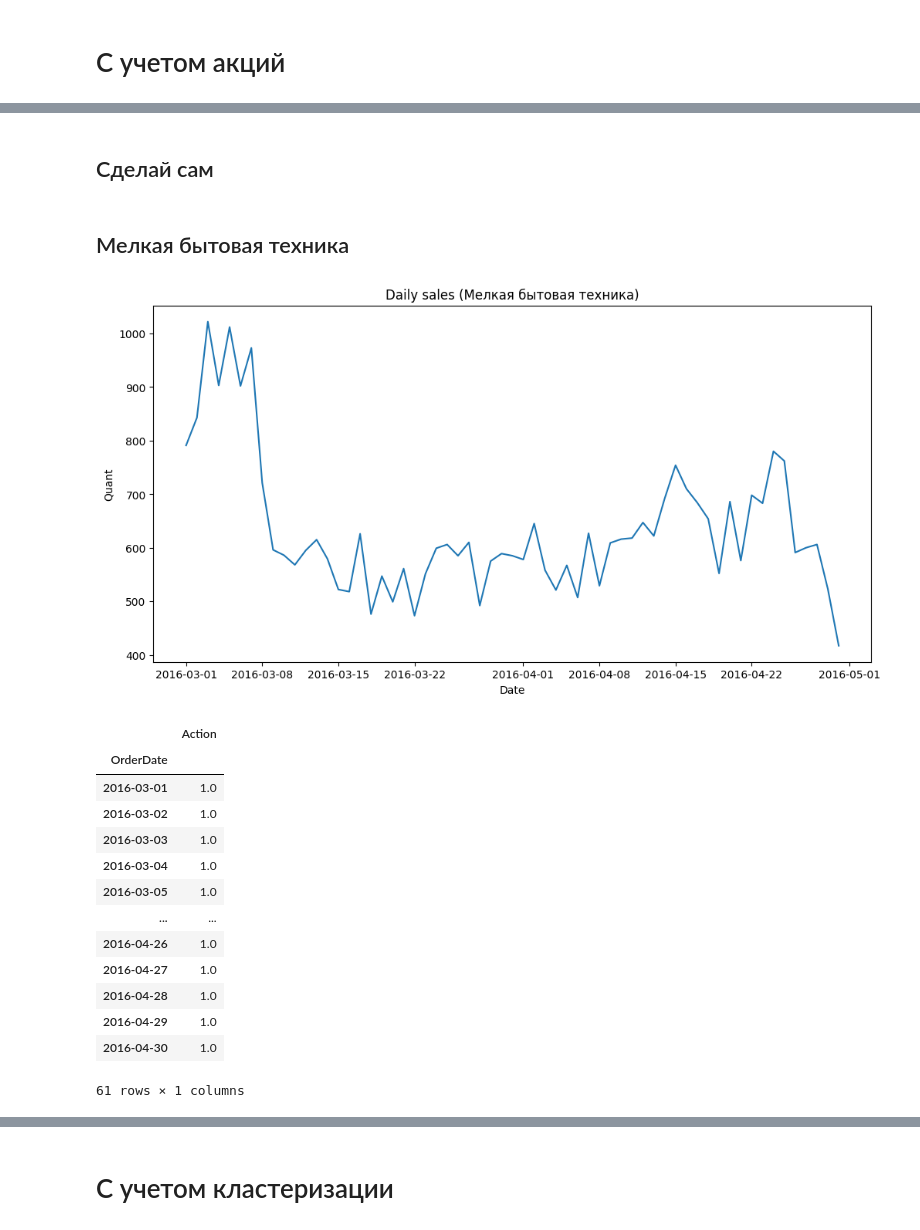
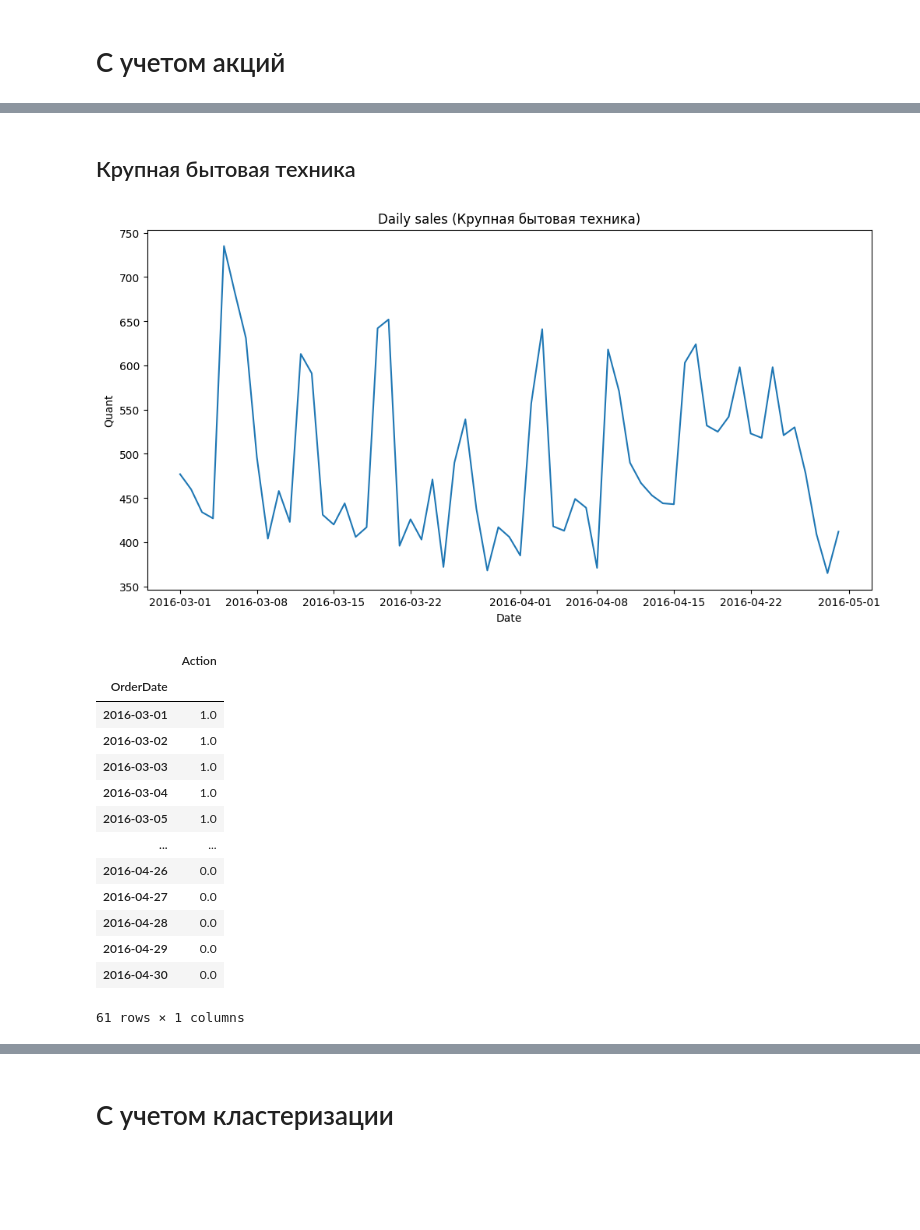
Before and after one commit to timurratnikov/Diplom_electronice, a Jupyter notebook: forecasting_prophet.ipynb, the cells around one changed output, grey strips where cells are left out. Cells and saved outputs as stored; diff of their text form; code cells hidden in the pictures; blank space fills up the shorter version.

```diff
--- a/forecasting_prophet.ipynb
+++ b/forecasting_prophet.ipynb
@@ -257,40 +189,38 @@ df
-# %% [markdown]
-## Сделай сам
 # %% [markdown]
-## Мелкая бытовая техника
+## Крупная бытовая техника
 # %%
 # СкидкаСуммойПроцентомСЛимитом
-category_name = 'Мелкая бытовая техника'
+category_name = 'Крупная бытовая техника'
 action_name = 'СкидкаСуммойПроцентомСЛимитом'
 
 daily_sales = df[df['TN'] == f'{category_name}'][['OrderDate', 'Quant']]\
     .groupby('OrderDate').sum()\
     .resample('D').sum()
 daily_sales.reset_index(inplace=True)
 daily_sales.rename(columns={'OrderDate': 'ds', 'Quant': 'y'}, inplace=True)
 daily_sales.sort_values(by='ds', inplace=True)
 
 plt.figure(figsize=(12, 6))
 sns.lineplot(data=daily_sales, x='ds', y='y')
 plt.title(f"Daily sales ({category_name})")
 plt.xlabel("Date")
 plt.ylabel("Quant")
 plt.show()
 
 stat = pd.DataFrame()
 category1 = df[df['TN'] == f'{category_name}']
 stat['OrderDate'] = category1['OrderDate']
 stat['Quant'] = category1[f'{action_name}'] * category1['Quant']
 stat = stat.groupby('OrderDate').sum()
 
 action_active = pd.DataFrame(index=stat[stat['Quant'] > 10].index)
 action_active['Action'] = 1
 
 action_values = pd.DataFrame(index=stat.index).join(action_active, how='left')
 action_values = action_values.fillna(0).reset_index().sort_values(by='OrderDate').set_index('OrderDate')
 action_values
 # %% [output]
-[figure, old version]
+[figure, new version]
 |  | Action |
 | OrderDate |  |
 | 2016-03-01 | 1.0 |
@@ -299,11 +229,11 @@ action_values
 | 2016-03-04 | 1.0 |
 | 2016-03-05 | 1.0 |
 | ... | ... |
-| 2016-04-26 | 1.0 |
-| 2016-04-27 | 1.0 |
-| 2016-04-28 | 1.0 |
-| 2016-04-29 | 1.0 |
-| 2016-04-30 | 1.0 |
+| 2016-04-26 | 0.0 |
+| 2016-04-27 | 0.0 |
+| 2016-04-28 | 0.0 |
+| 2016-04-29 | 0.0 |
+| 2016-04-30 | 0.0 |
 61 rows × 1 columns
 # %%
 action_values = action_values.reset_index().rename(columns={'OrderDate': 'ds'})
```
Also changed, not shown: parts of 53 cells of this notebook, 5 other files.
